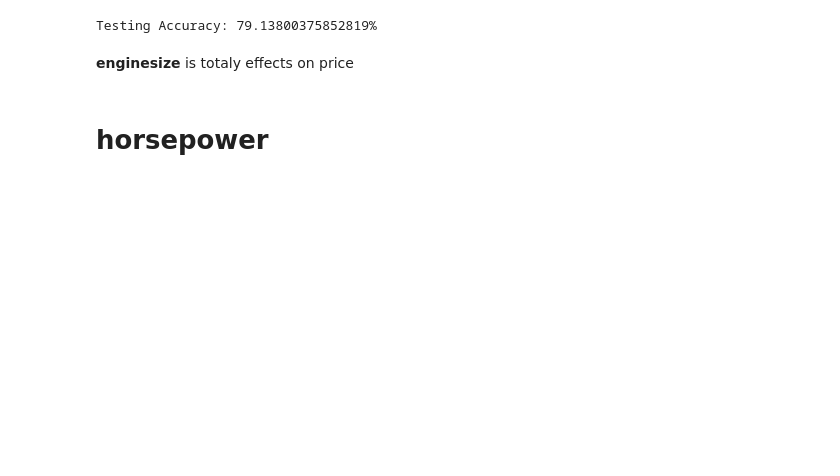
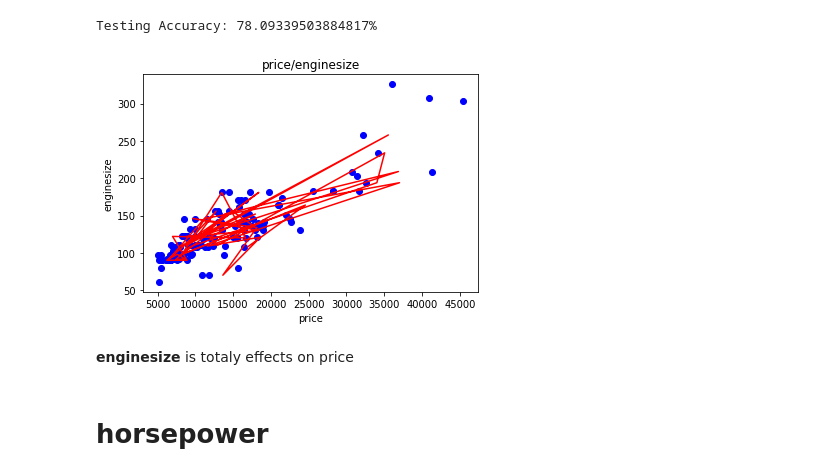
Before and after one commit to AbdullahMou/linear-regression, a Jupyter notebook: regression.ipynb, the cells around one changed output. Drawn from its saved outputs; the diff is of its cells as text; code cells hidden in the pictures; blank space fills up the shorter version.

```diff
--- a/regression.ipynb
+++ b/regression.ipynb
@@ -68,7 +107,16 @@ plt.show()
 # %%
-print(f'Testing Accuracy: {model.score(price_test, enginesize_test)*100}%')
+print(f'Testing Accuracy: {model.score(price_train, enginesize_train)*100}%')
 # %% [output]
-Testing Accuracy: 79.13800375852819%
+Testing Accuracy: 78.09339503884817%
+# %%
+plt.scatter(price_train,enginesize_train,color='b')
+plt.plot(price_test,enginesize_test,color='r')
+plt.xlabel('price')
+plt.ylabel('enginesize')
+plt.title('price/enginesize')
+plt.show()
+# %% [output]
+[figure, added]
 # %% [markdown]
 **enginesize** is totaly effects on price
 # %% [markdown]
```
Also changed, not shown: parts of 10 cells of this notebook.
